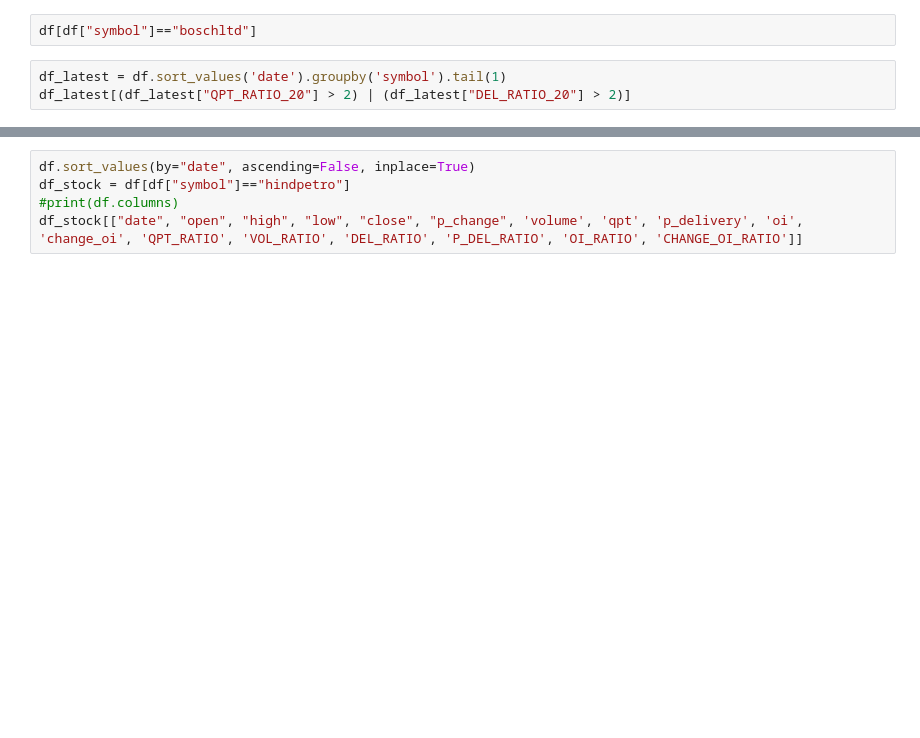
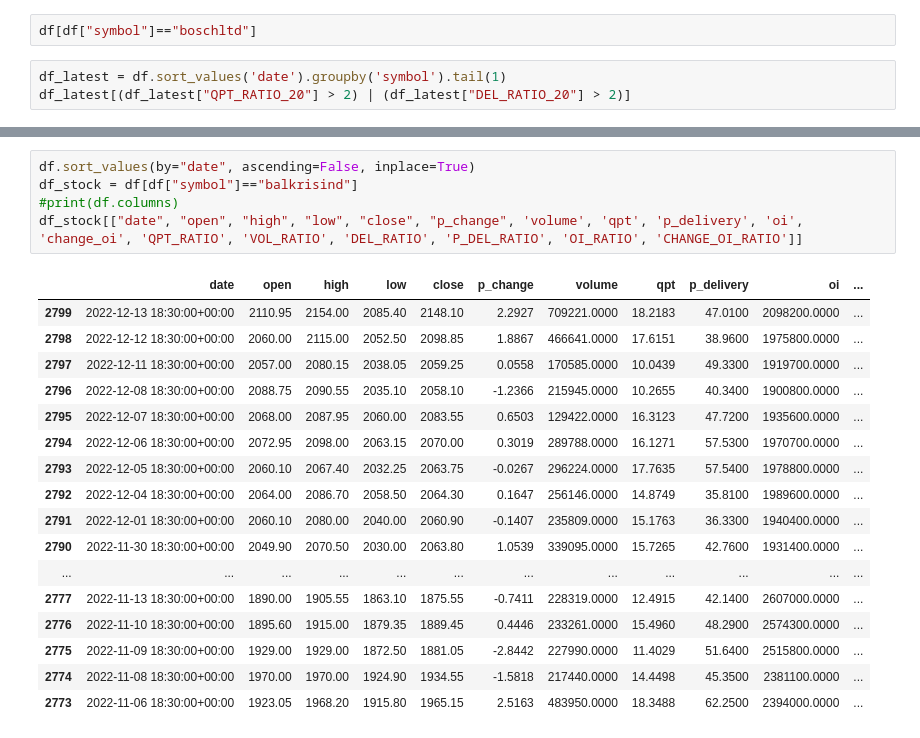
Before and after one commit to naveenholla/On-Smart-Track-API, a Jupyter notebook: python_functions/screener.ipynb, the cells around one changed output, grey strips where cells are left out. Drawn from its saved outputs; the diff is of its cells as text; blank space fills up the shorter version.

```diff
--- a/python_functions/screener.ipynb
+++ b/python_functions/screener.ipynb
@@ -34,5 +46,23 @@ df_last[(df_last["QPT_RATIO"] > 2) | (df_last["DEL_RATIO"] > 2) | (abs(df_last["
 # %%
 df.sort_values(by="date", ascending=False, inplace=True)
-df_stock = df[df["symbol"]=="hindpetro"]
+df_stock = df[df["symbol"]=="balkrisind"]
 #print(df.columns)
 df_stock[["date", "open", "high", "low", "close", "p_change", 'volume', 'qpt', 'p_delivery', 'oi', 'change_oi', 'QPT_RATIO', 'VOL_RATIO', 'DEL_RATIO', 'P_DEL_RATIO', 'OI_RATIO', 'CHANGE_OI_RATIO']]
+# %% [output]
+|  | date | open | high | low | close | p_change | volume | qpt | p_delivery | oi | ... |
+| 2799 | 2022-12-13 18:30:00+00:00 | 2110.95 | 2154.00 | 2085.40 | 2148.10 | 2.2927 | 709221.0000 | 18.2183 | 47.0100 | 2098200.0000 | ... |
+| 2798 | 2022-12-12 18:30:00+00:00 | 2060.00 | 2115.00 | 2052.50 | 2098.85 | 1.8867 | 466641.0000 | 17.6151 | 38.9600 | 1975800.0000 | ... |
+| 2797 | 2022-12-11 18:30:00+00:00 | 2057.00 | 2080.15 | 2038.05 | 2059.25 | 0.0558 | 170585.0000 | 10.0439 | 49.3300 | 1919700.0000 | ... |
+| 2796 | 2022-12-08 18:30:00+00:00 | 2088.75 | 2090.55 | 2035.10 | 2058.10 | -1.2366 | 215945.0000 | 10.2655 | 40.3400 | 1900800.0000 | ... |
+| 2795 | 2022-12-07 18:30:00+00:00 | 2068.00 | 2087.95 | 2060.00 | 2083.55 | 0.6503 | 129422.0000 | 16.3123 | 47.7200 | 1935600.0000 | ... |
+| 2794 | 2022-12-06 18:30:00+00:00 | 2072.95 | 2098.00 | 2063.15 | 2070.00 | 0.3019 | 289788.0000 | 16.1271 | 57.5300 | 1970700.0000 | ... |
+| 2793 | 2022-12-05 18:30:00+00:00 | 2060.10 | 2067.40 | 2032.25 | 2063.75 | -0.0267 | 296224.0000 | 17.7635 | 57.5400 | 1978800.0000 | ... |
+| 2792 | 2022-12-04 18:30:00+00:00 | 2064.00 | 2086.70 | 2058.50 | 2064.30 | 0.1647 | 256146.0000 | 14.8749 | 35.8100 | 1989600.0000 | ... |
+| 2791 | 2022-12-01 18:30:00+00:00 | 2060.10 | 2080.00 | 2040.00 | 2060.90 | -0.1407 | 235809.0000 | 15.1763 | 36.3300 | 1940400.0000 | ... |
+| 2790 | 2022-11-30 18:30:00+00:00 | 2049.90 | 2070.50 | 2030.00 | 2063.80 | 1.0539 | 339095.0000 | 15.7265 | 42.7600 | 1931400.0000 | ... |
+| ... | ... | ... | ... | ... | ... | ... | ... | ... | ... | ... | ... |
+| 2777 | 2022-11-13 18:30:00+00:00 | 1890.00 | 1905.55 | 1863.10 | 1875.55 | -0.7411 | 228319.0000 | 12.4915 | 42.1400 | 2607000.0000 | ... |
+| 2776 | 2022-11-10 18:30:00+00:00 | 1895.60 | 1915.00 | 1879.35 | 1889.45 | 0.4446 | 233261.0000 | 15.4960 | 48.2900 | 2574300.0000 | ... |
+| 2775 | 2022-11-09 18:30:00+00:00 | 1929.00 | 1929.00 | 1872.50 | 1881.05 | -2.8442 | 227990.0000 | 11.4029 | 51.6400 | 2515800.0000 | ... |
+| 2774 | 2022-11-08 18:30:00+00:00 | 1970.00 | 1970.00 | 1924.90 | 1934.55 | -1.5818 | 217440.0000 | 14.4498 | 45.3500 | 2381100.0000 | ... |
+| 2773 | 2022-11-06 18:30:00+00:00 | 1923.05 | 1968.20 | 1915.80 | 1965.15 | 2.5163 | 483950.0000 | 18.3488 | 62.2500 | 2394000.0000 | ... |
```
Also changed, not shown: parts of 2 cells of this notebook, 22 other files.
